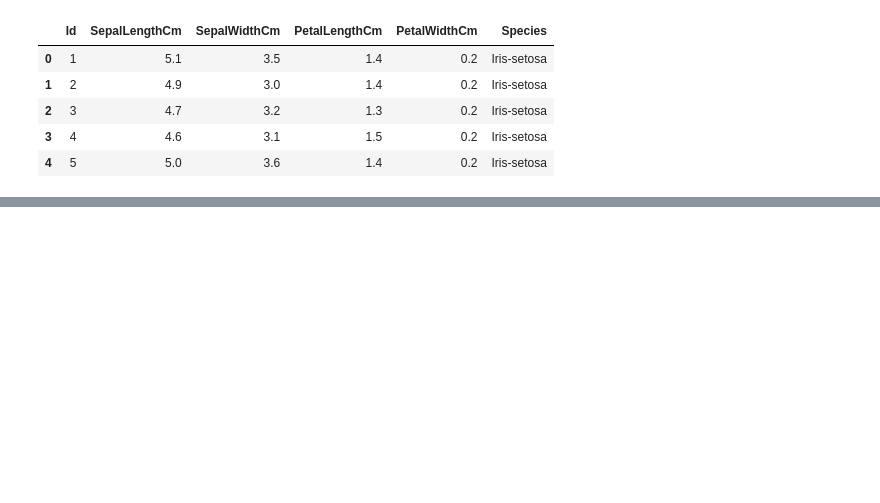
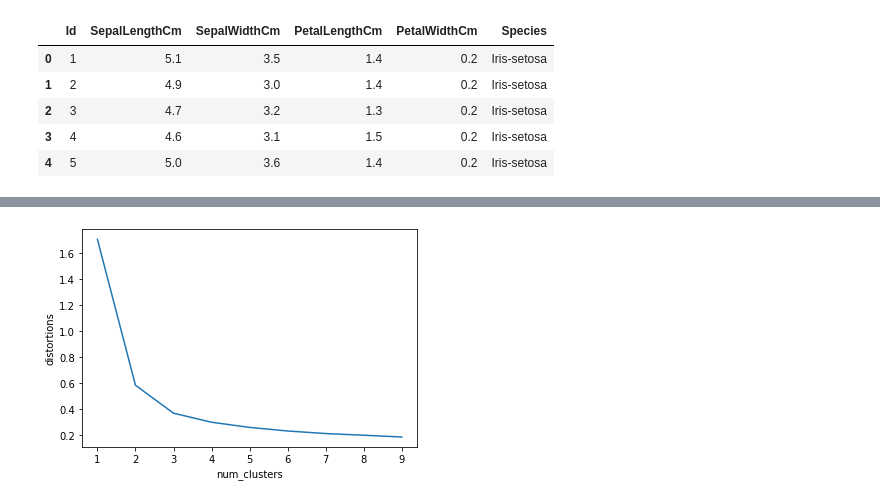
Before and after one commit to Andy-Nkumane/Iris_Species-Clustering, a Jupyter notebook: Iris_Species-Clustering.ipynb, the cells around one changed output, grey strips where cells are left out. Cells and saved outputs as stored; diff of their text form; code cells hidden in the pictures; blank space fills up the shorter version.

Commit message:
cluster plots

```diff
--- a/Iris_Species-Clustering.ipynb
+++ b/Iris_Species-Clustering.ipynb
@@ -12,0 +30,15 @@ iris.head()
+# %%
+distortions = []
+num_clusters = range(1, 10)
+
+for i in num_clusters:
+    cluster_centers, distortion = kmeans(iris[['PetalLengthCm', 'PetalWidthCm']], i)
+    distortions.append(distortion)
+
+elbow_plot = pd.DataFrame({'num_clusters': num_clusters, 'distortions': distortions})
+
+sns.lineplot(x='num_clusters', y='distortions', data = elbow_plot)
+plt.xticks(num_clusters)
+plt.show()
+# %% [output]
+[figure, added]
```
Also changed, not shown: parts of 19 cells of this notebook.
